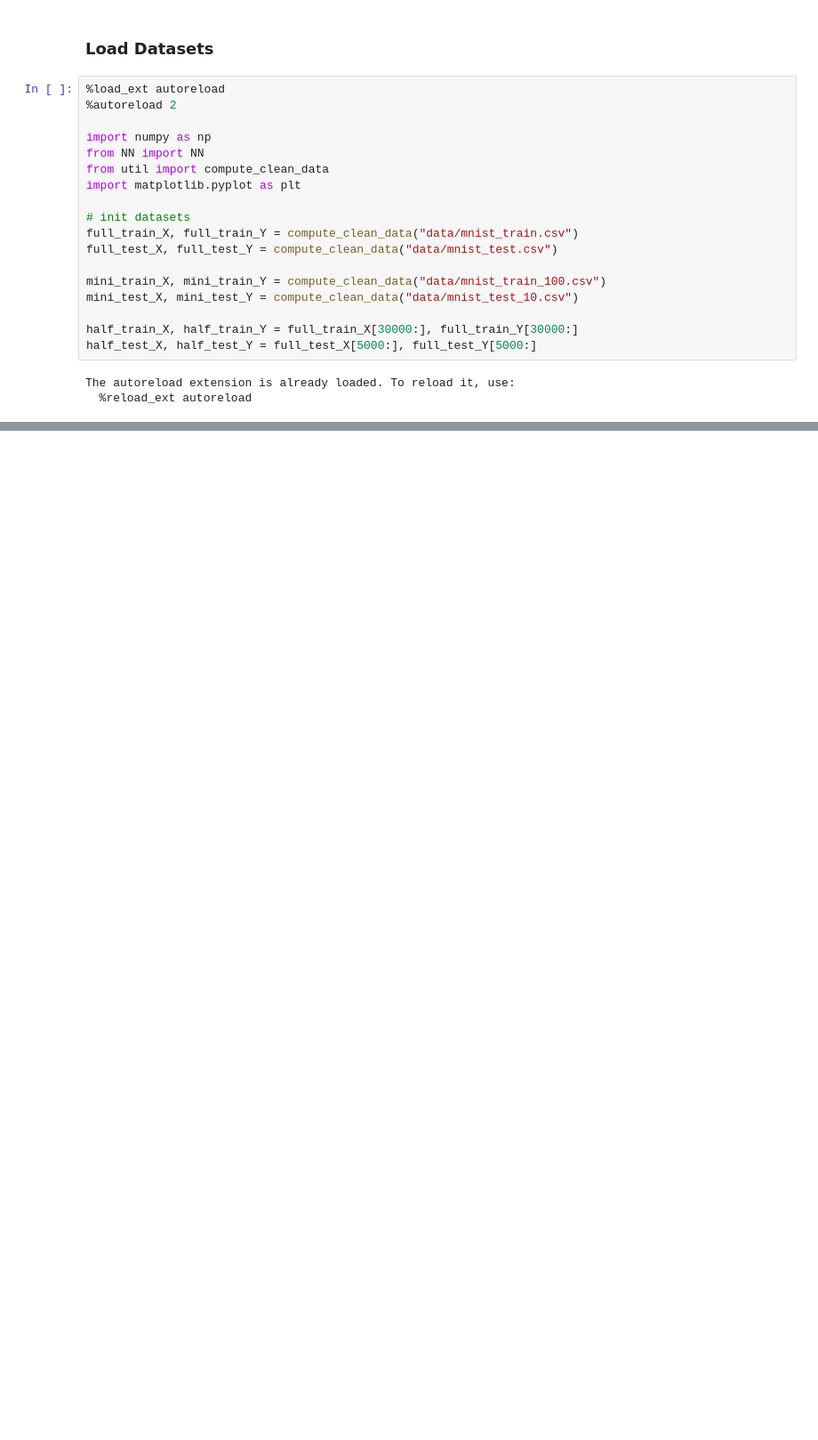
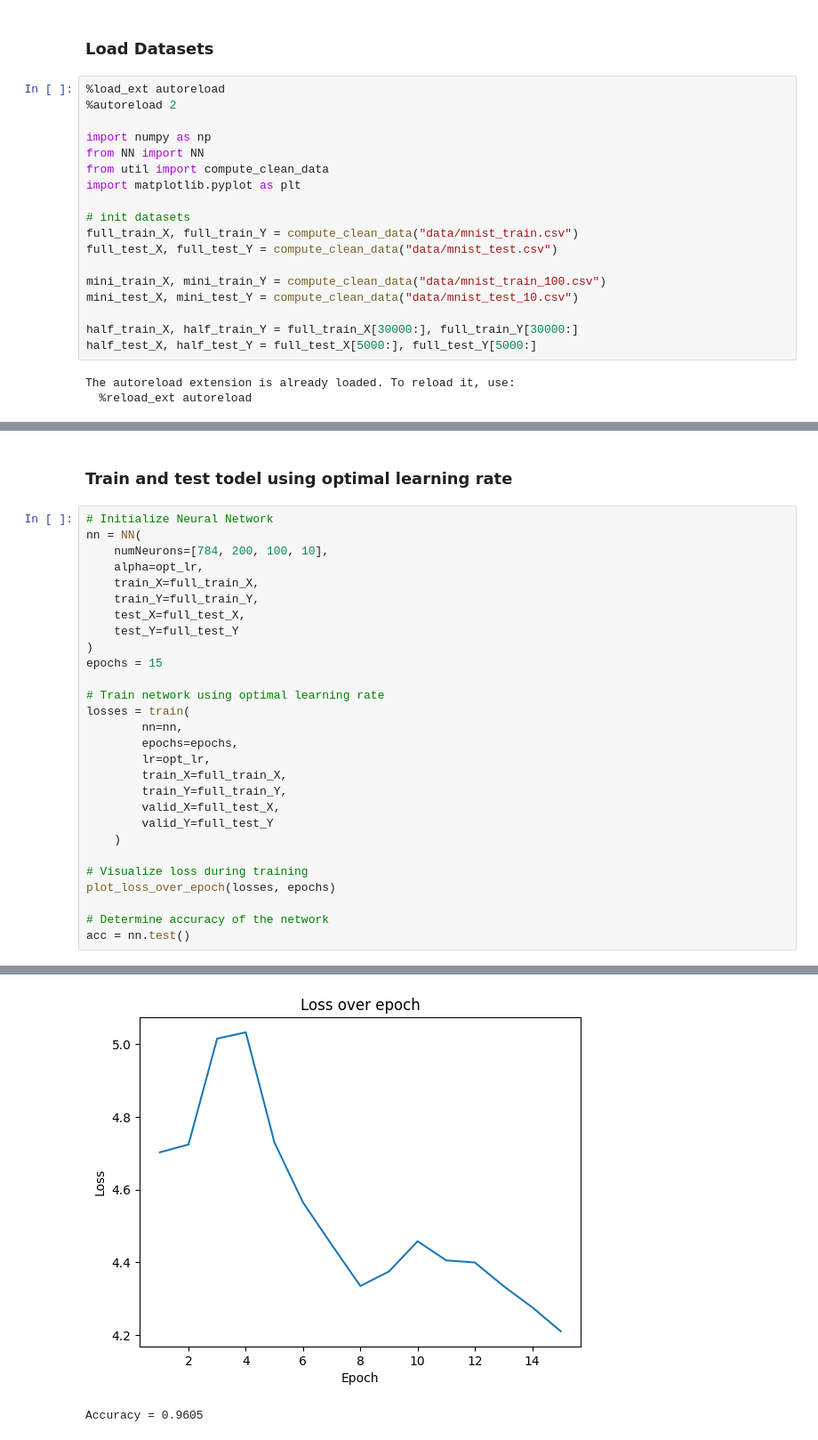
Before and after one commit to anshvijay28/NeuralNetwork, a Jupyter notebook: mnist.ipynb, the cells around one changed output, grey strips where cells are left out. Shown: that part at 89% size. Cells and saved outputs as stored; diff of their text form; blank space fills up the shorter version.

```diff
--- a/mnist.ipynb
+++ b/mnist.ipynb
@@ -158,0 +130,31 @@ Average loss = 4.840418394933939
+# %% [markdown]
+### Train and test todel using optimal learning rate
+# %%
+# Initialize Neural Network
+nn = NN(
+    numNeurons=[784, 200, 100, 10],
+    alpha=opt_lr,
+    train_X=full_train_X,
+    train_Y=full_train_Y,
+    test_X=full_test_X,
+    test_Y=full_test_Y
+)
+epochs = 15
+
+# Train network using optimal learning rate
+losses = train(
+        nn=nn,
+        epochs=epochs,
+        lr=opt_lr,
+        train_X=full_train_X,
+        train_Y=full_train_Y,
+        valid_X=full_test_X,
+        valid_Y=full_test_Y
+    )
+
+# Visualize loss during training
+plot_loss_over_epoch(losses, epochs)
+
+# Determine accuracy of the network
+acc = nn.test()
+# %% [output]
@@ -158,0 +178,2 @@ Average loss = 4.840418394933939
+[figure, added]
+Accuracy = 0.9605
```
Also changed, not shown: parts of 13 cells of this notebook, 4 other files.
